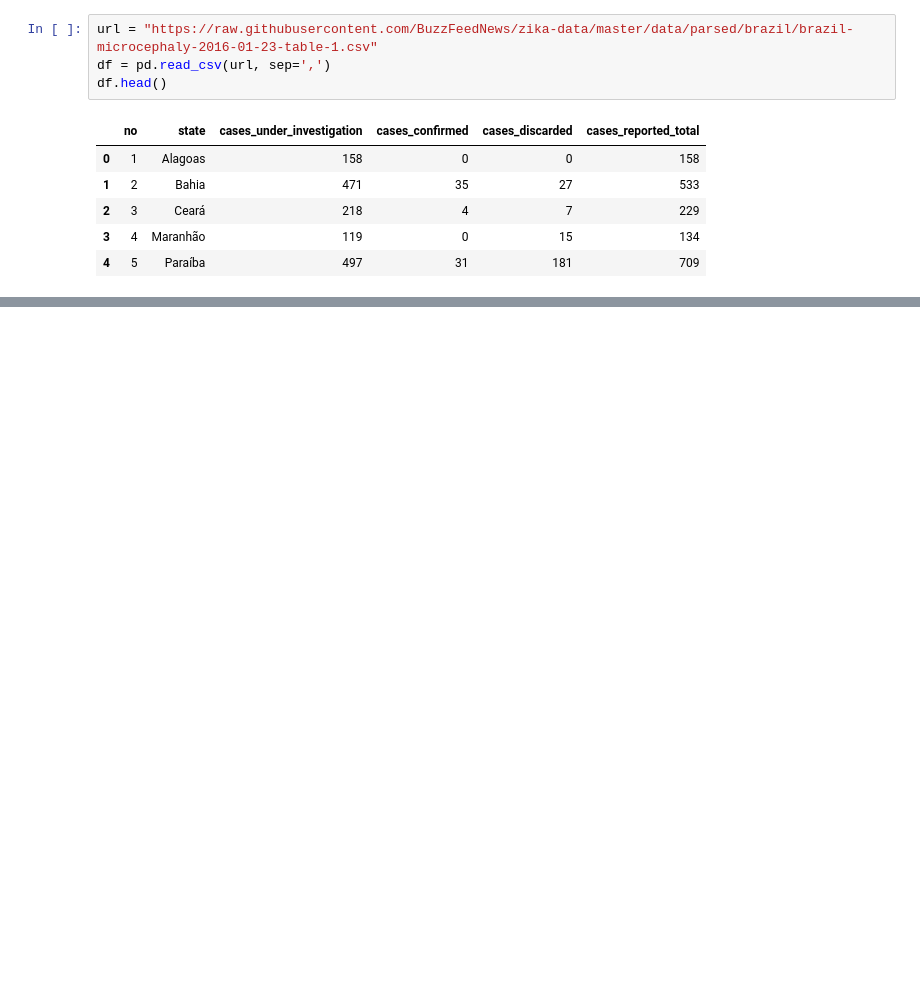
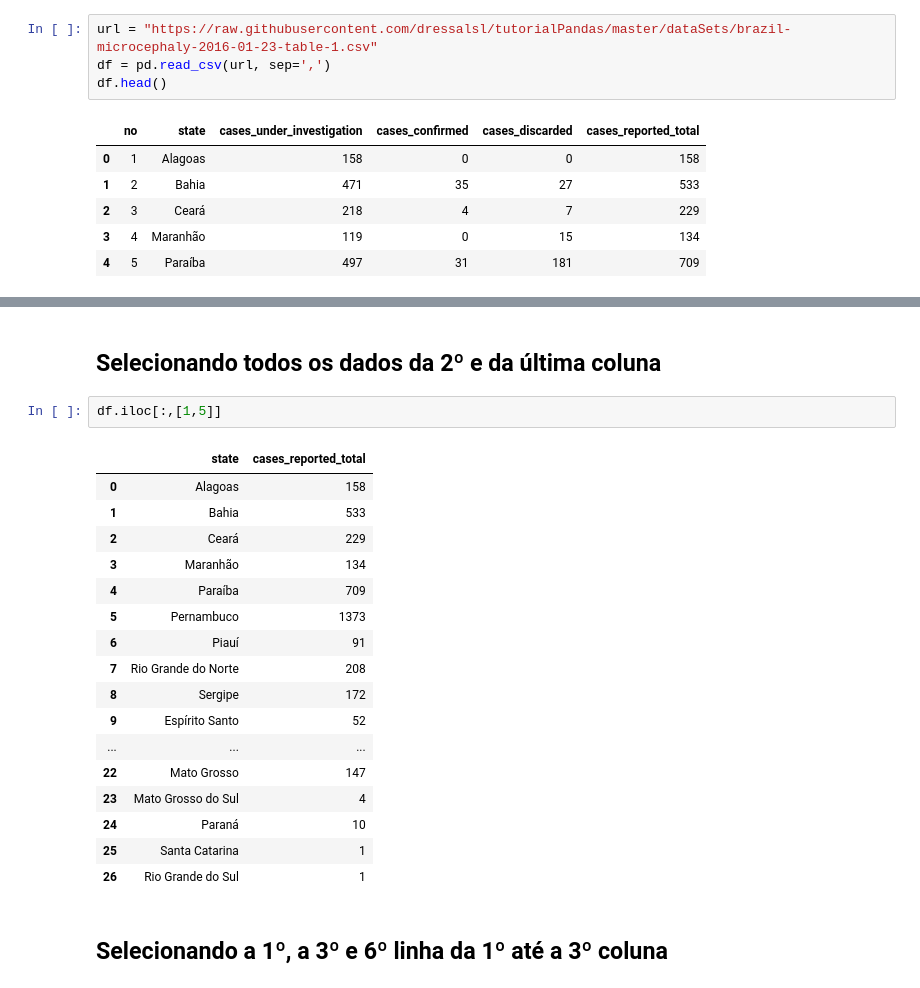
Before and after one commit to dressalsl/tutorialPandas, a Jupyter notebook: 05 - usandoIlocParaSelecionarDados.ipynb, the cells around one changed output, grey strips where cells are left out. Cells and saved outputs as stored; diff of their text form; blank space fills up the shorter version.

```diff
--- a/05 - usandoIlocParaSelecionarDados.ipynb
+++ b/05 - usandoIlocParaSelecionarDados.ipynb
@@ -5,5 +9,5 @@ import requests
 # %%
-url = "https://raw.githubusercontent.com/BuzzFeedNews/zika-data/master/data/parsed/brazil/brazil-microcephaly-2016-01-23-table-1.csv"
+url = "https://raw.githubusercontent.com/dressalsl/tutorialPandas/master/dataSets/brazil-microcephaly-2016-01-23-table-1.csv"
 df = pd.read_csv(url, sep=',')
 df.head()
 # %% [output]
@@ -107,0 +90,24 @@ df.iloc[[0,2,5], 1:4]
+# %% [markdown]
+## Selecionando todos os dados da 2º e da última coluna
+# %%
+df.iloc[:,[1,5]]
+# %% [output]
+|  | state | cases_reported_total |
+| 0 | Alagoas | 158 |
+| 1 | Bahia | 533 |
+| 2 | Ceará | 229 |
+| 3 | Maranhão | 134 |
+| 4 | Paraíba | 709 |
+| 5 | Pernambuco | 1373 |
+| 6 | Piauí | 91 |
+| 7 | Rio Grande do Norte | 208 |
+| 8 | Sergipe | 172 |
+| 9 | Espírito Santo | 52 |
+| ... | ... | ... |
+| 22 | Mato Grosso | 147 |
+| 23 | Mato Grosso do Sul | 4 |
+| 24 | Paraná | 10 |
+| 25 | Santa Catarina | 1 |
+| 26 | Rio Grande do Sul | 1 |
+# %% [markdown]
+## Selecionando a 1º, a 3º e 6º linha da 1º até a 3º coluna
```
Also changed, not shown: parts of 26 cells of this notebook, 5 other files.
